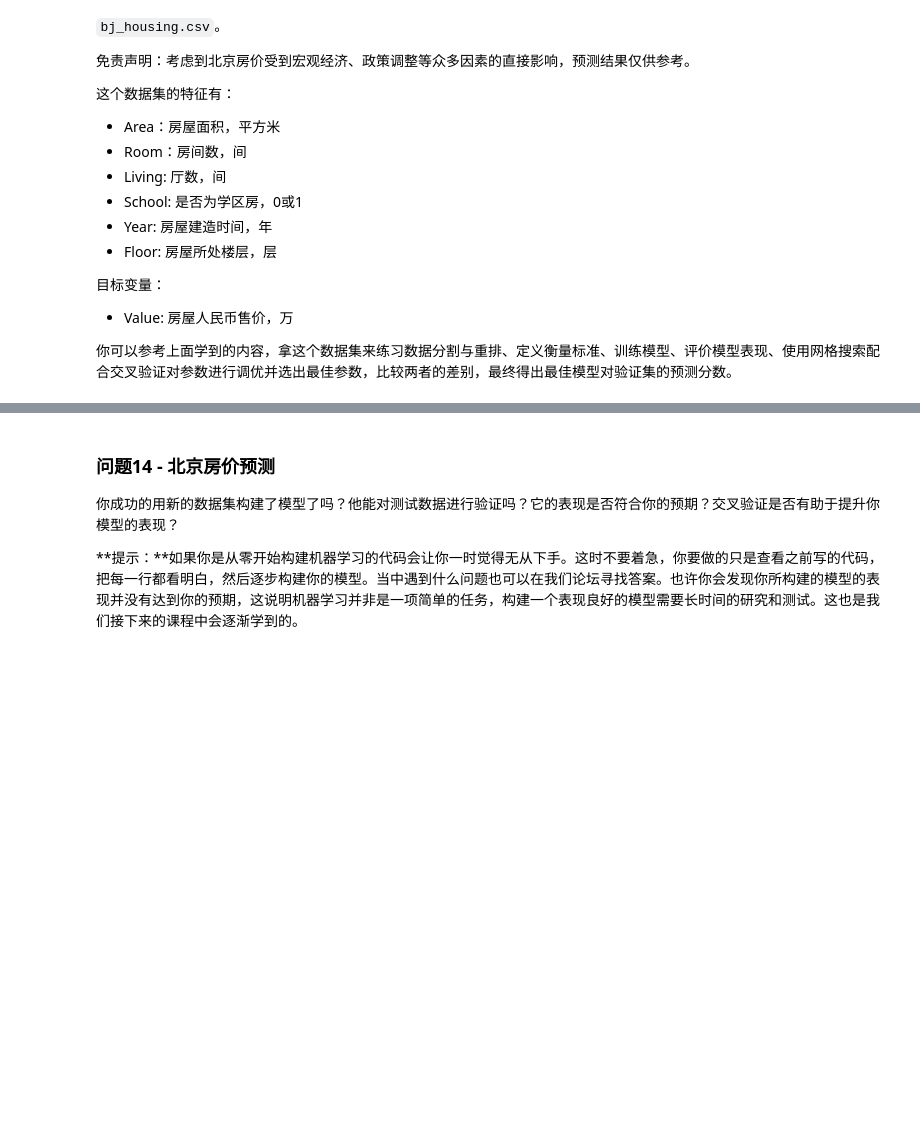
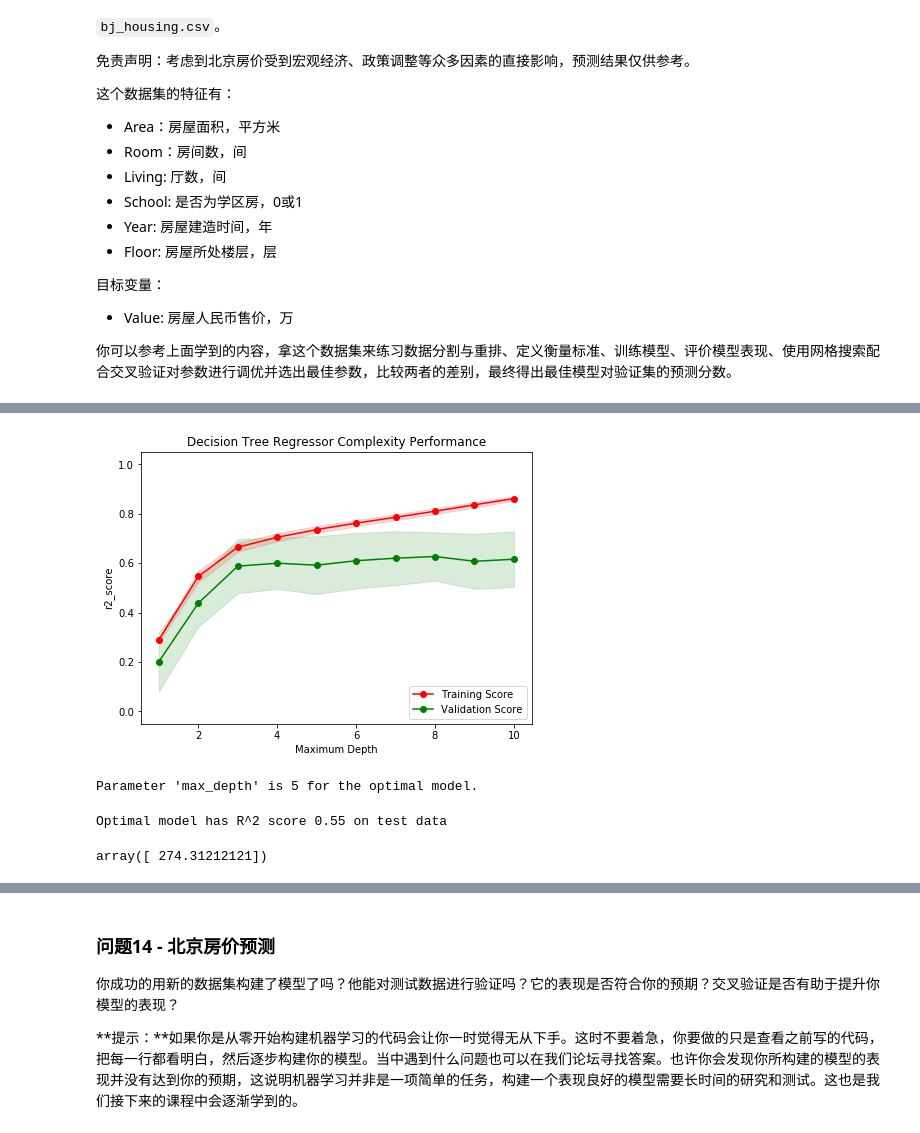
Before and after one commit to RedChueng/Forecast_Boston_Housing, a Jupyter notebook: boston_housing.ipynb, the cells around one changed output, grey strips where cells are left out. Cells and saved outputs as stored; diff of their text form; code cells hidden in the pictures; blank space fills up the shorter version.

```diff
--- a/boston_housing.ipynb
+++ b/boston_housing.ipynb
@@ -503,0 +659,5 @@ vs.PredictTrials(features, prices, fit_model, client_data)
+# %%
+# 查看模型的复杂度曲线
+vs.ModelComplexity(X_train, y_train)
+# %% [output]
+[figure, added]
@@ -503,0 +691,17 @@ vs.PredictTrials(features, prices, fit_model, client_data)
+# %%
+# 基于训练数据，获得最优模型
+bj_optimal_reg = fit_model(X_train, y_train)
+
+# 输出最优模型的 'max_depth' 参数
+print "Parameter 'max_depth' is {} for the optimal model.".format(bj_optimal_reg.get_params()['max_depth'])
+# %% [output]
+Parameter 'max_depth' is 5 for the optimal model.
+# %%
+# 查看模型的决定系数
+y_predict = bj_optimal_reg.predict(X_test)
+
+r2 = performance_metric(y_test, y_predict)
+
+print "Optimal model has R^2 score {:,.2f} on test data".format(r2)
+# %% [output]
+Optimal model has R^2 score 0.55 on test data
@@ -503,0 +710,4 @@ vs.PredictTrials(features, prices, fit_model, client_data)
+# %%
+bj_optimal_reg.predict(client_data)
+# %% [output]
+array([ 274.31212121])
```
Also changed, not shown: parts of 30 cells of this notebook.
